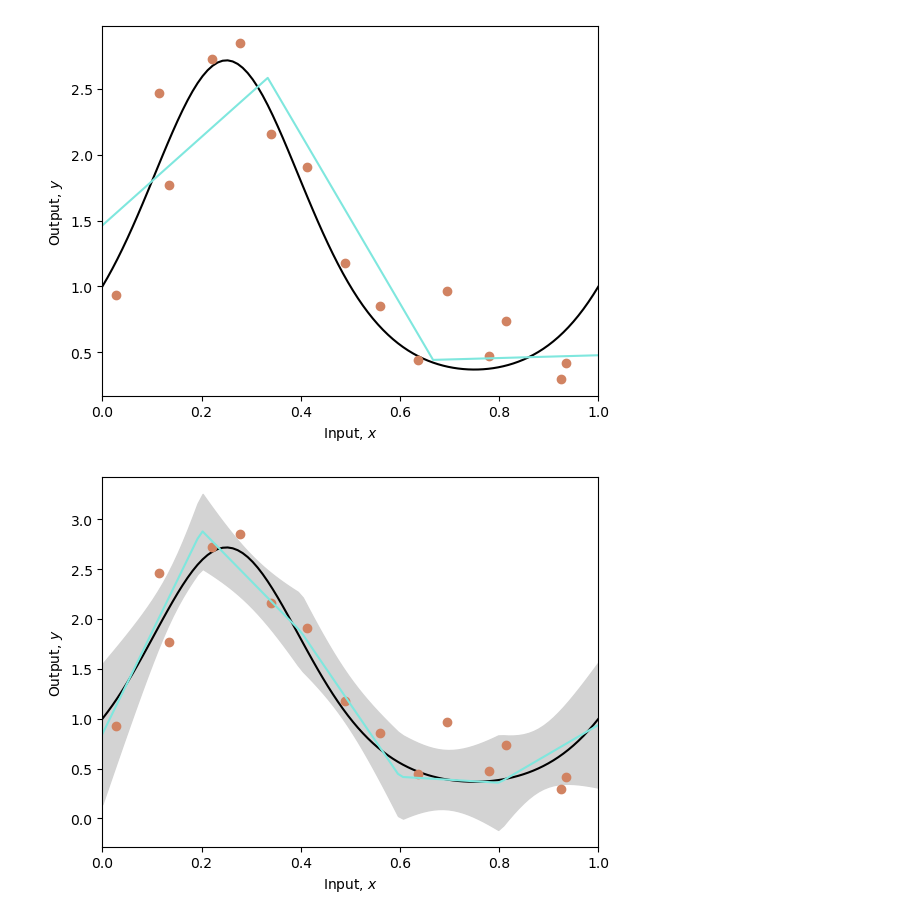
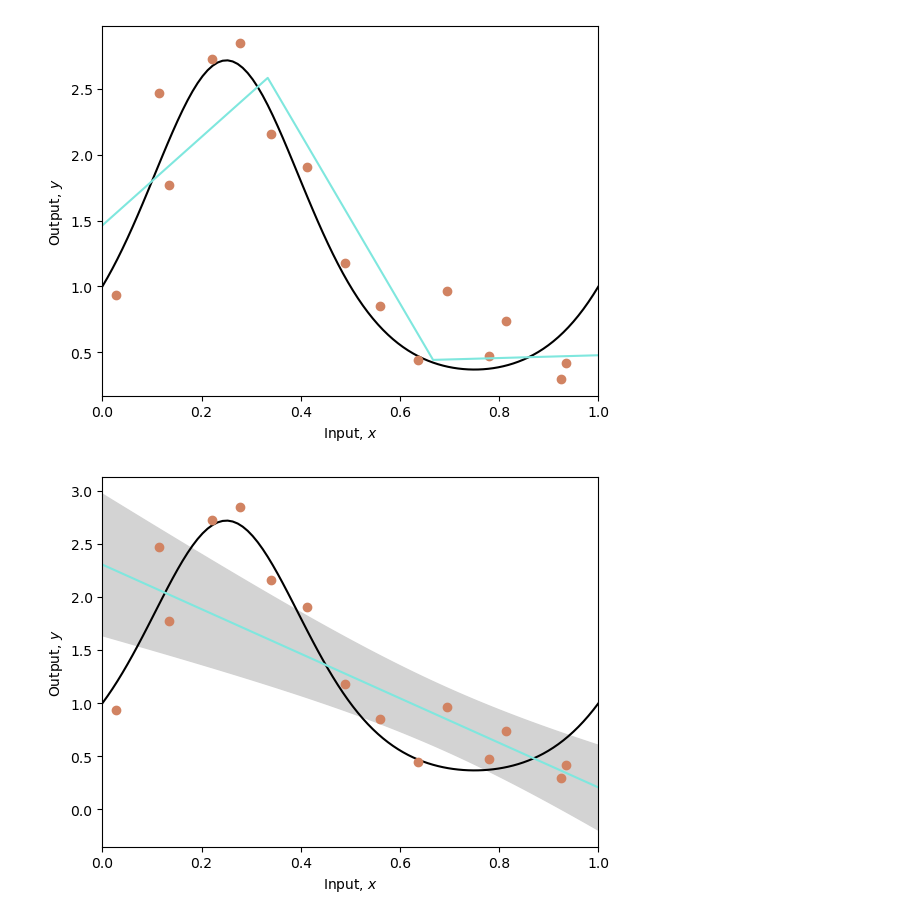
Before and after one commit to faisalmemon/udlbook, a Jupyter notebook: Notebooks/Chap08/8_2_Bias_Variance_Trade_Off.ipynb, the cells around one changed output. Saved outputs shown, nothing was run; the diff lists cells and outputs as text; code cells hidden in the pictures.

Commit message:
I think I've got the calculations correct but the actual data is slightly different from the text book.

```diff
--- a/Notebooks/Chap08/8_2_Bias_Variance_Trade_Off.ipynb
+++ b/Notebooks/Chap08/8_2_Bias_Variance_Trade_Off.ipynb
@@ -125,10 +146,10 @@ def get_model_mean_variance(n_data, n_datasets, n_hidden, sigma_func):
 
   for c_dataset in range(n_datasets):
     # Generate n_data x,y, pairs with standard deviation sigma_func
-    x_data,y_data = generate_data(n_data, sigma_func)
+    x_data, y_data = generate_data(c_dataset, sigma_func)
 
     # Fit the model
-    beta, omega = fit_model_closed_form(x_data,y_data,n_hidden)
+    beta, omega = fit_model_closed_form(x_data, y_data, n_hidden)
 
     # Run the fitted model on x_model
     y_model = network(x_model, beta, omega)
@@ -144,19 +165,19 @@ def get_model_mean_variance(n_data, n_datasets, n_hidden, sigma_func):
   return mean_model, std_model
 # %%
 # Let's generate N random data sets, fit the model N times and look the mean and variance
-n_datasets = 50
+n_datasets = 100
 n_data = 15
 sigma_func = 0.3
-n_hidden = 5
+n_hidden = 1
 
 # Get mean and variance of fitted model
 np.random.seed(1)
 mean_model, std_model = get_model_mean_variance(n_data, n_datasets, n_hidden, sigma_func) ;
 
 # Plot the results
 plot_function(x_func, y_func, x_data,y_data, x_model, mean_model, sigma_model=std_model)
 # %% [output]
-[figure, old version]
+[figure, new version]
 # %%
 # TODO -- Experiment with changing the number of data points and the number of hidden variables
 # in the model.  Get a feeling for what happens in terms of the bias (squared deviation between cyan and black lines)
```
Also changed, not shown: parts of 4 cells of this notebook, 2 other files.
